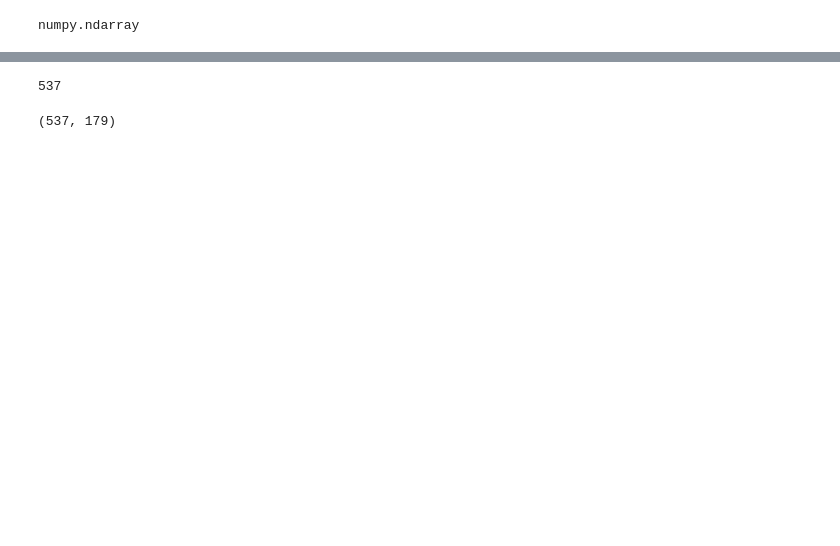
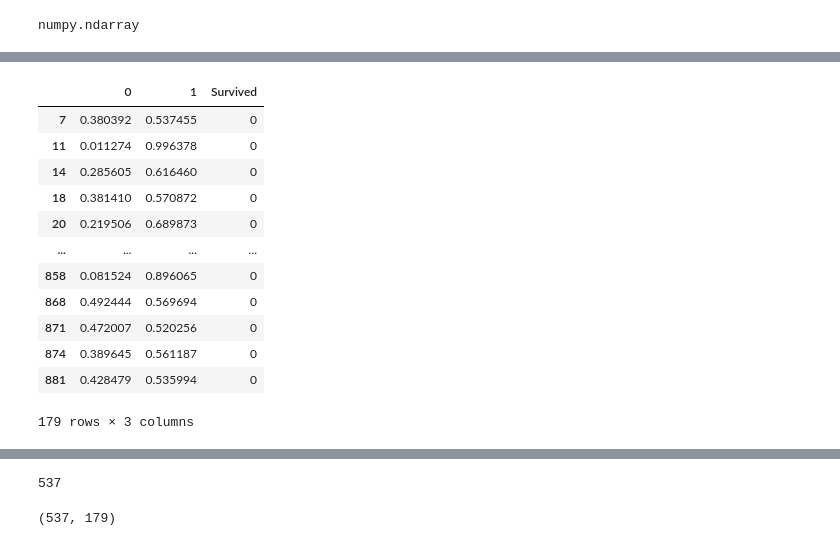
Before and after one commit to dan-ski/Titanic, a Jupyter notebook: Titanic.ipynb, the cells around one changed output, grey strips where cells are left out. Cells and saved outputs as stored; diff of their text form; code cells hidden in the pictures; blank space fills up the shorter version.

```diff
--- a/Titanic.ipynb
+++ b/Titanic.ipynb
@@ -885 +885,18 @@ y_pred_test_network
 179 rows × 3 columns
+# %%
+y_pred_test_network = y_pred_test_network.set_index(y_test.index)
+y_pred_test_network
+# %% [output]
+|  | 0 | 1 | Survived |
+| 7 | 0.380392 | 0.537455 | 0 |
+| 11 | 0.011274 | 0.996378 | 0 |
+| 14 | 0.285605 | 0.616460 | 0 |
+| 18 | 0.381410 | 0.570872 | 0 |
+| 20 | 0.219506 | 0.689873 | 0 |
+| ... | ... | ... | ... |
+| 858 | 0.081524 | 0.896065 | 0 |
+| 868 | 0.492444 | 0.569694 | 0 |
+| 871 | 0.472007 | 0.520256 | 0 |
+| 874 | 0.389645 | 0.561187 | 0 |
+| 881 | 0.428479 | 0.535994 | 0 |
+179 rows × 3 columns
```
Also changed, not shown: parts of 46 cells of this notebook.
